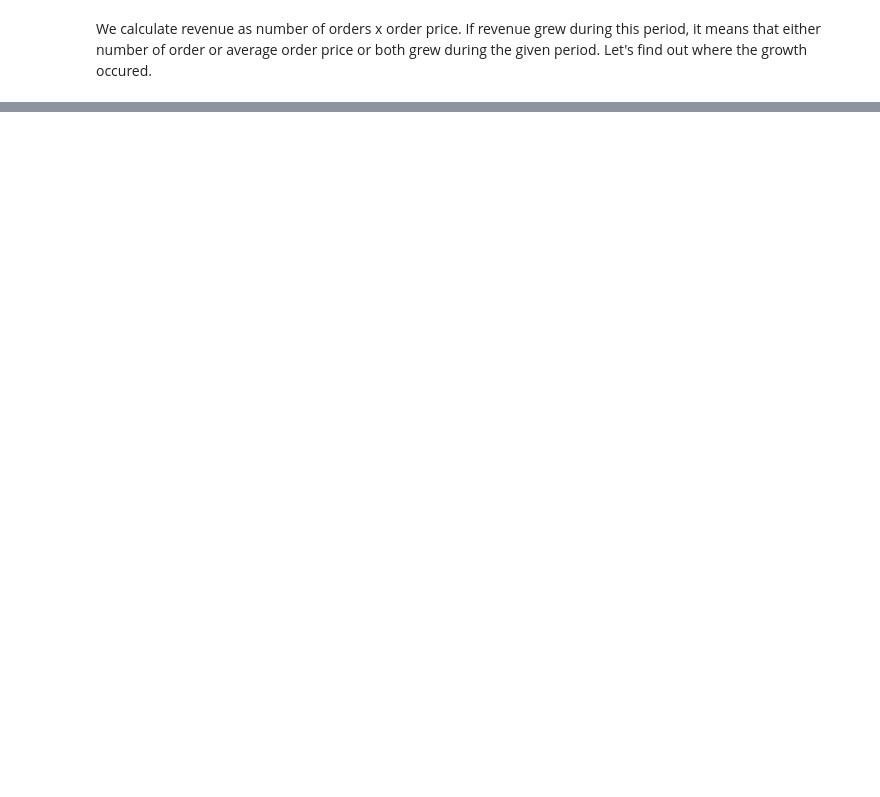
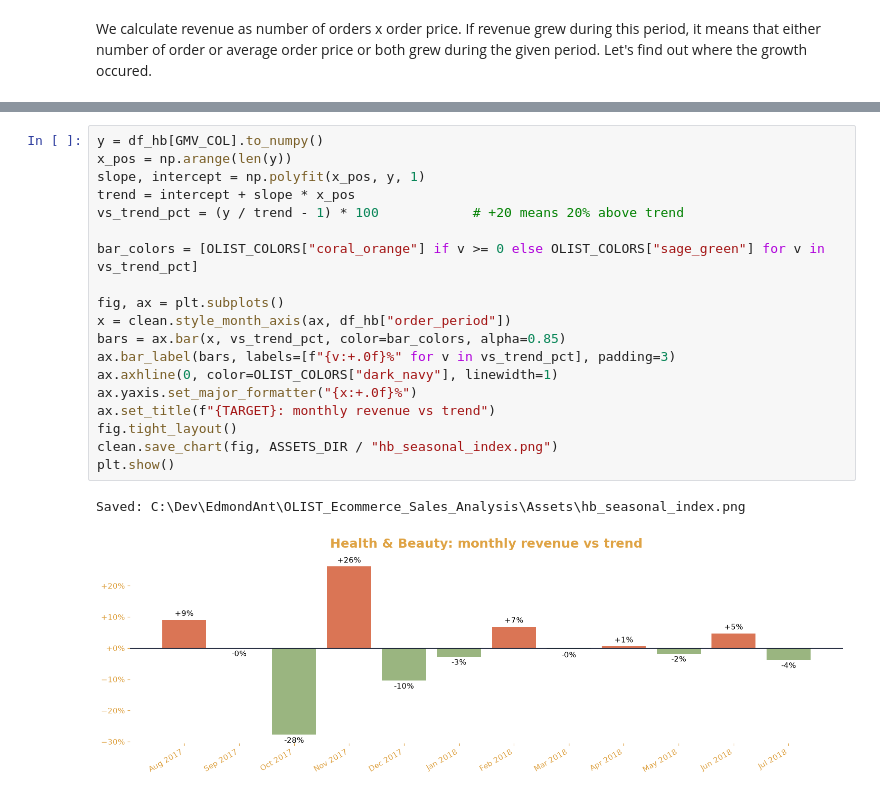
Before and after one commit to EdmondAnt/OLIST_Ecommerce_Sales_Analysis, a Jupyter notebook: Notebooks/Sales Category Analysis.ipynb, the cells around one changed output, grey strips where cells are left out. Saved outputs shown, nothing was run; the diff lists cells and outputs as text; blank space fills up the shorter version.

```diff
--- a/Notebooks/Sales Category Analysis.ipynb
+++ b/Notebooks/Sales Category Analysis.ipynb
@@ -184,0 +236,22 @@ Saved: C:\Dev\EdmondAnt\OLIST_SQL_Challenge\Assets\hb_aov_and_orders.png
+# %%
+y = df_hb[GMV_COL].to_numpy()
+x_pos = np.arange(len(y))
+slope, intercept = np.polyfit(x_pos, y, 1)
+trend = intercept + slope * x_pos
+vs_trend_pct = (y / trend - 1) * 100            # +20 means 20% above trend
+
+bar_colors = [OLIST_COLORS["coral_orange"] if v >= 0 else OLIST_COLORS["sage_green"] for v in vs_trend_pct]
+
+fig, ax = plt.subplots()
+x = clean.style_month_axis(ax, df_hb["order_period"])
+bars = ax.bar(x, vs_trend_pct, color=bar_colors, alpha=0.85)
+ax.bar_label(bars, labels=[f"{v:+.0f}%" for v in vs_trend_pct], padding=3)
+ax.axhline(0, color=OLIST_COLORS["dark_navy"], linewidth=1)
+ax.yaxis.set_major_formatter("{x:+.0f}%")
+ax.set_title(f"{TARGET}: monthly revenue vs trend")
+fig.tight_layout()
+clean.save_chart(fig, ASSETS_DIR / "hb_seasonal_index.png")
+plt.show()
+# %% [output]
+Saved: C:\Dev\EdmondAnt\OLIST_Ecommerce_Sales_Analysis\Assets\hb_seasonal_index.png
+[figure, added]
```
Also changed, not shown: parts of 9 cells of this notebook, 13 other files.
